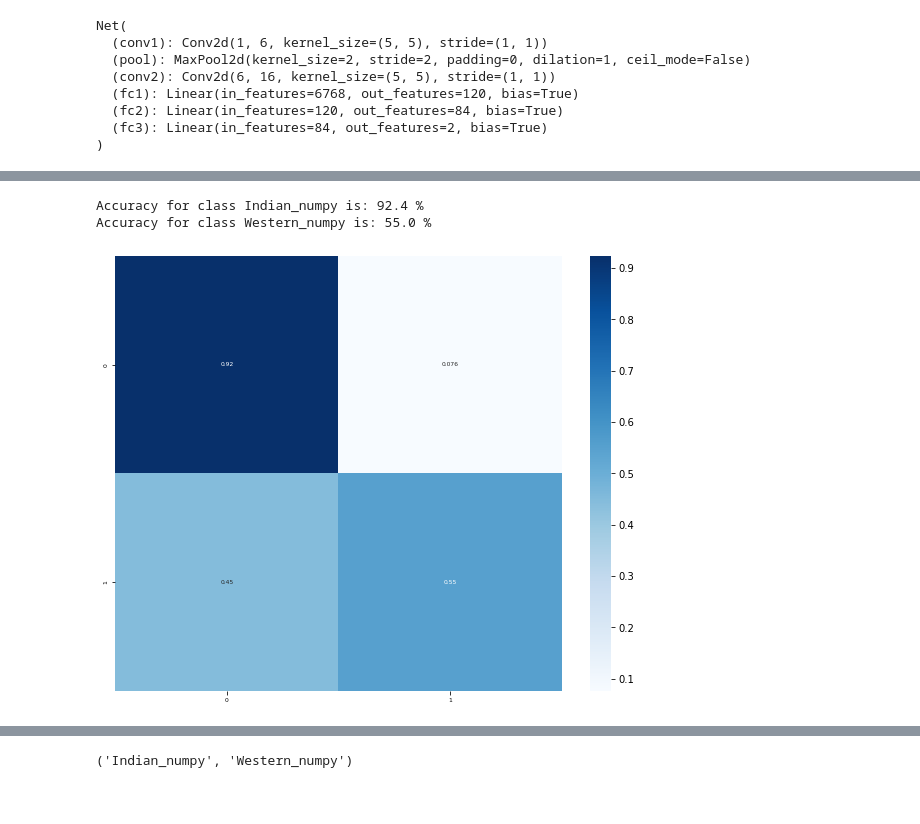
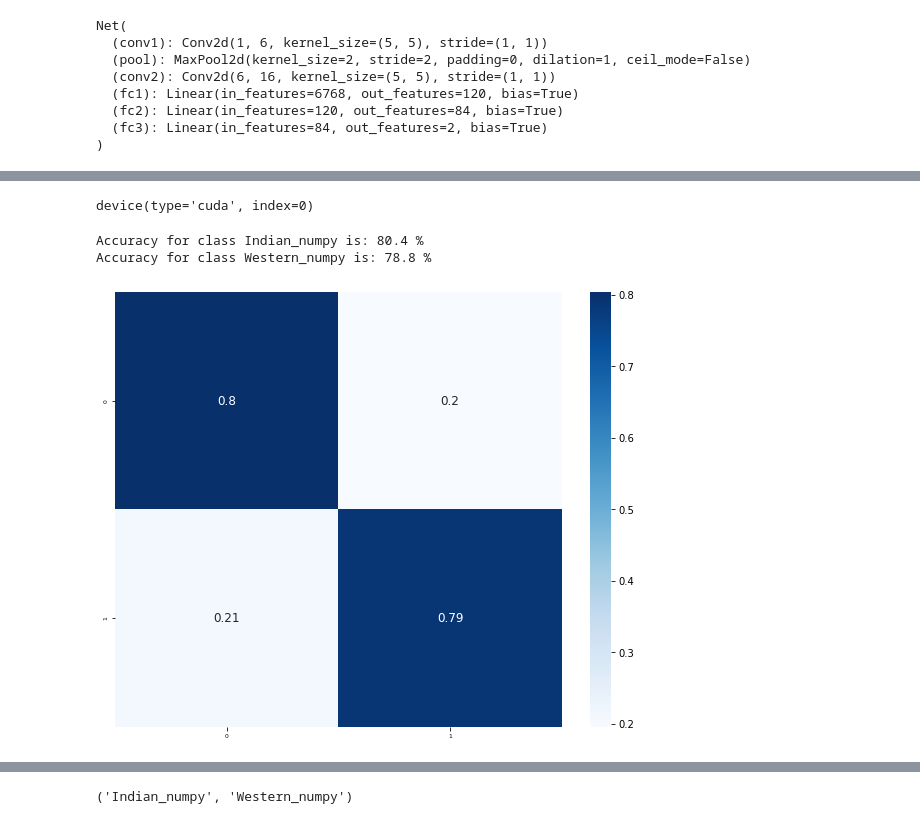
Before and after one commit to agarr3/vajra-new, a Jupyter notebook: WI_CLASSIFIER_V1.ipynb, the cells around one changed output, grey strips where cells are left out. Saved outputs shown, nothing was run; the diff lists cells and outputs as text; code cells hidden in the pictures.

```diff
--- a/WI_CLASSIFIER_V1.ipynb
+++ b/WI_CLASSIFIER_V1.ipynb
@@ -39,7 +39,7 @@ criterion = nn.CrossEntropyLoss()
 n_epochs = 30
 print_every = 1
 
-BASE_PATH = "/content/gdrive/My Drive/vajra/WI_CLASSIFIER_V1/"
+
 
 
 seq_len=200
@@ -48,21 +48,30 @@ DATA_BASE_PATH = "/content/gdrive/My Drive/vajra/songs-vajra-data/MEL/"
 DATA_SONG_DIR = "48Bins"
 DATA_IMG_DIR = "48Bins"
 input_bins = 48
+BASE_PATH = "/content/gdrive/My Drive/vajra/WI_CLASSIFIER_V1/ORIGINAL_MEL/"
 
 # DATA_BASE_PATH = "/content/gdrive/My Drive/vajra/AE_HYBRID_LSTM_V1"
 # DATA_SONG_DIR = "Activations_64"
 # DATA_IMG_DIR = "Activations_64"
 # input_bins = 64
+# BASE_PATH = "/content/gdrive/My Drive/vajra/WI_CLASSIFIER_V1/LAYER1_64/""
 
 # DATA_BASE_PATH = "/content/gdrive/My Drive/vajra/AE_HYBRID_LSTM_V1"
 # DATA_SONG_DIR = "Activations_128"
 # DATA_IMG_DIR = "Activations_128"
 # input_bins = 128
+# BASE_PATH = "/content/gdrive/My Drive/vajra/WI_CLASSIFIER_V1/LAYER2_128/"
 
 # DATA_BASE_PATH = "/content/gdrive/My Drive/vajra/AE_HYBRID_LSTM_V1"
 # DATA_SONG_DIR = "reconstructions"
 # DATA_IMG_DIR = "reconstructions"
 # input_bins = 48
+# BASE_PATH = "/content/gdrive/My Drive/vajra/WI_CLASSIFIER_V1/reconstructions/"
+
+
+TEST_DATA_BASE_PATH = "/content/gdrive/My Drive/vajra/AE_HYBRID_LSTM_V1"
+TEST_DATA_SONG_DIR = "reconstructions"
+TEST_DATA_IMG_DIR = "reconstructions"
 # %% [output]
 cuda:0
 # %%
@@ -304,9 +284,9 @@ class Net(nn.Module):
         if input_bins == 48:
           self.fc1 = nn.Linear(6768, 120)
         if input_bins == 64:
-          self.fc1 = nn.Linear(6768, 120)
+          self.fc1 = nn.Linear(9776, 120)
         if input_bins == 128:
-          self.fc1 = nn.Linear(6768, 120)
+          self.fc1 = nn.Linear(21808, 120)
         self.fc2 = nn.Linear(120, 84)
         self.fc3 = nn.Linear(84, 2)
 
@@ -334,6 +314,8 @@ Net(
 # %%
 optimizer = optim.SGD(net.parameters(), lr=0.001, momentum=0.9)
 # %%
+best_accuracy = 0.0
+
 for epoch in range(n_epochs):  # loop over the dataset multiple times
 
     running_loss = 0.0
@@ -379,8 +361,12 @@ for epoch in range(n_epochs):  # loop over the dataset multiple times
             total += labels.size(0)
             correct += (predicted == labels).sum().item()
 
+    accuracy_epoch = 100 * correct / total
     print('Accuracy of the network on the test images: %d %%' % (
         100 * correct / total))
+    if accuracy_epoch > best_accuracy:
+      best_accuracy = accuracy_epoch
+      torch.save(net.state_dict(), os.path.join(BASE_PATH, "best_model.pt"))
 
 
 
@@ -406 +392,5 @@ Accuracy of the network on the test images: 73 %
 Finished Training
+# %%
+model = Net()
+model.load_state_dict(torch.load(os.path.join(BASE_PATH, "best_model.pt"), map_location=device))
+model.to(device)
@@ -407,3 +406,7 @@ Finished Training
+# %%
+device
+# %% [output]
+device(type='cuda', index=0)
 # %%
 import seaborn as sns
 # prepare to count predictions for each class
@@ -413,38 +416,38 @@ num_classes = len(classes)
 cm = torch.zeros(num_classes, num_classes)
 
 # again no gradients needed
 with torch.no_grad():
     for data in testloader:
         inputs, labels = data
         inputs, labels = inputs.to(device), labels.to(device)
-        outputs = net(inputs)
+        outputs = model(inputs)
         _, predictions = torch.max(outputs, 1)
         # collect the correct predictions for each class
         for label, prediction in zip(labels, predictions):
             if label == prediction:
                 correct_pred[classes[label]] += 1
             total_pred[classes[label]] += 1
             cm[label, prediction] = cm[label, prediction] + 1
 
 # print accuracy for each class
 for classname, correct_count in correct_pred.items():
     accuracy = 100 * float(correct_count) / total_pred[classname]
     print("Accuracy for class {:5s} is: {:.1f} %".format(classname,
                                                    accuracy))
 
 fig = plt.figure(figsize=(10, 8))
 confusionMatrix = cm.numpy()
 confusionMatrix = confusionMatrix / confusionMatrix.astype(np.float).sum(axis=1, keepdims=True)
 hmap = sns.heatmap(confusionMatrix , annot=True,
-          fmt='.2', cmap='Blues', annot_kws={"size": 6},xticklabels=[0,1], yticklabels=[0,1])
+          fmt='.2', cmap='Blues', annot_kws={"size": 12},xticklabels=[0,1], yticklabels=[0,1])
 hmap.set_xticklabels(hmap.get_xmajorticklabels(), fontsize=6)
 hmap.set_yticklabels(hmap.get_ymajorticklabels(), fontsize=6)
 figure = hmap.get_figure()
 plt.show()
 # %% [output]
-Accuracy for class Indian_numpy is: 92.4 %
-Accuracy for class Western_numpy is: 55.0 %
+Accuracy for class Indian_numpy is: 80.4 %
+Accuracy for class Western_numpy is: 78.8 %
-[figure, old version]
+[figure, new version]
 # %%
 correct_pred = {classname: 0 for classname in classes}
 total_pred = {classname: 0 for classname in classes}
```
Also changed, not shown: parts of 14 cells of this notebook.
